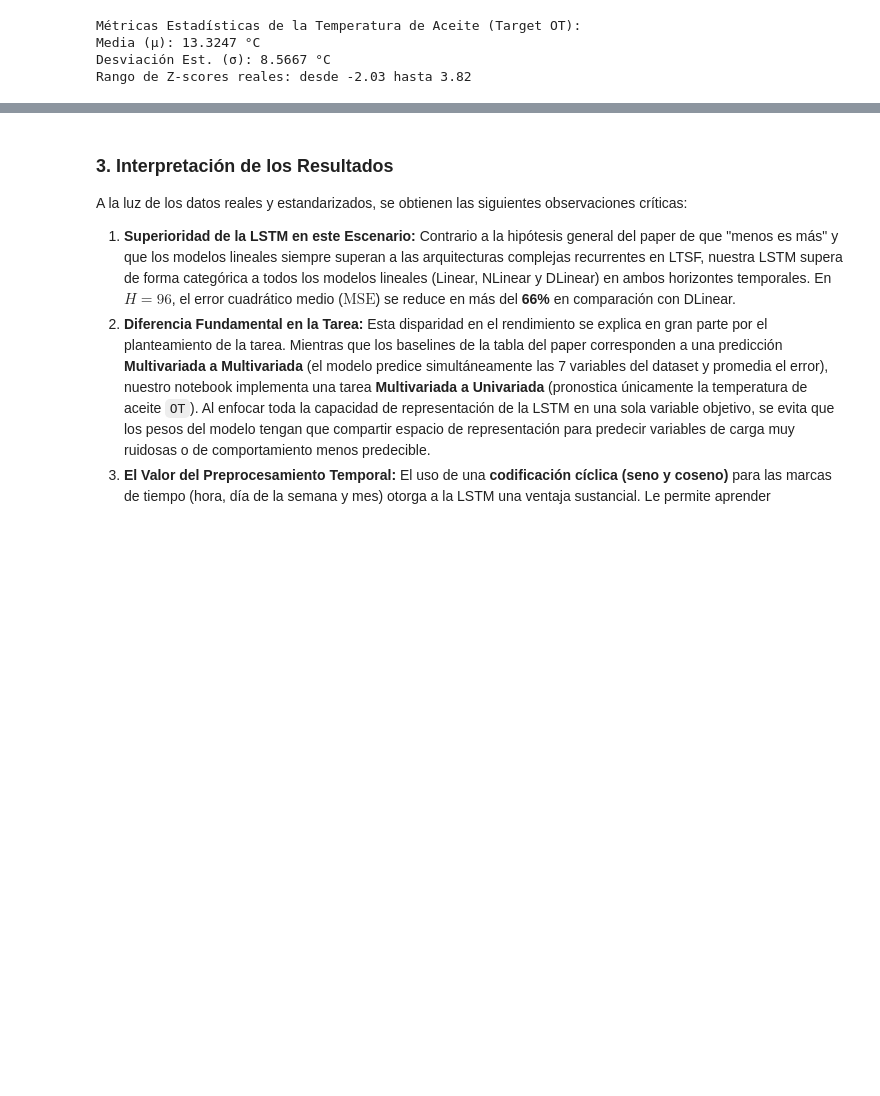
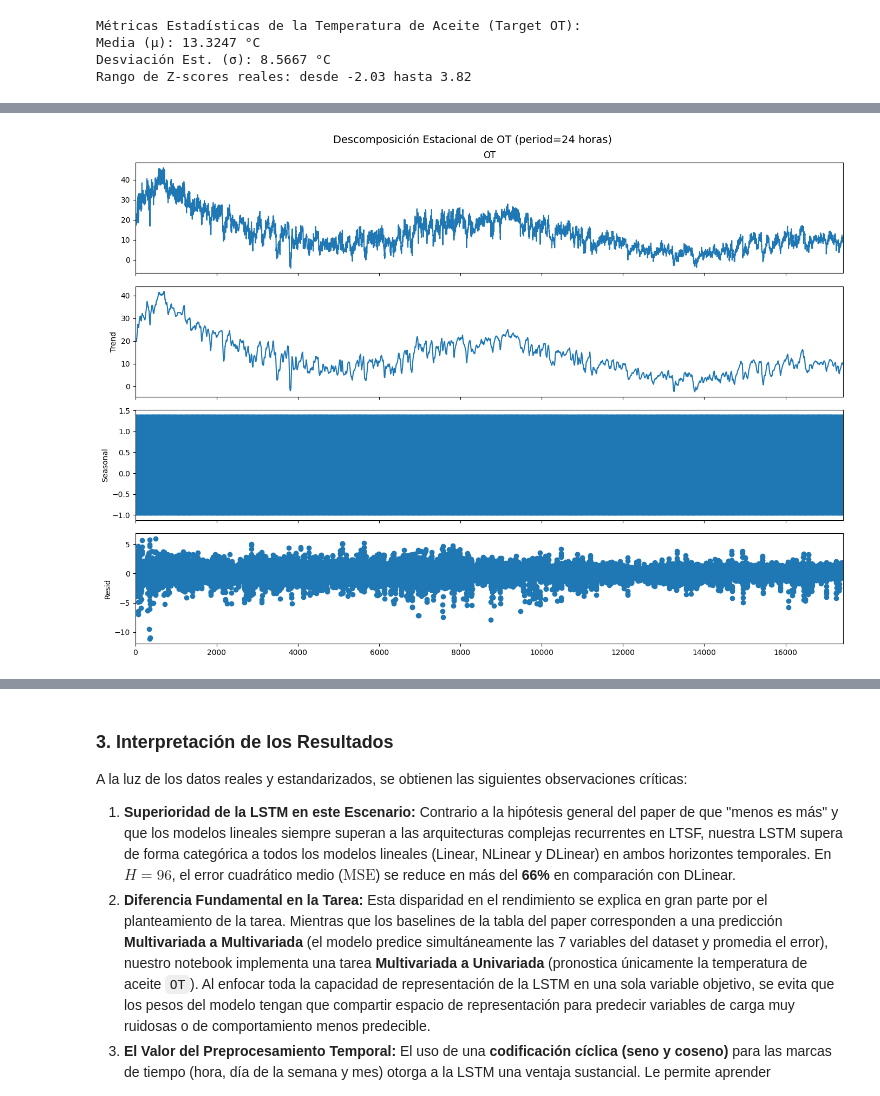
Before and after one commit to Dass-19/LTSF, a Jupyter notebook: LTSF.ipynb, the cells around one changed output, grey strips where cells are left out. Drawn from its saved outputs; the diff is of its cells as text; code cells hidden in the pictures; blank space fills up the shorter version.

```diff
--- a/LTSF.ipynb
+++ b/LTSF.ipynb
@@ -850,0 +905,10 @@ Rango de Z-scores reales: desde -2.03 hasta 3.82
+# %%
+result = seasonal_decompose(ETTh1[target], model='additive', period=24)
+
+fig = result.plot()
+fig.set_size_inches(14, 10)
+plt.suptitle('Descomposición Estacional de OT (period=24 horas)', fontsize=14)
+plt.tight_layout()
+plt.show()
+# %% [output]
+[figure, added]
```
Also changed, not shown: parts of 10 cells of this notebook.
